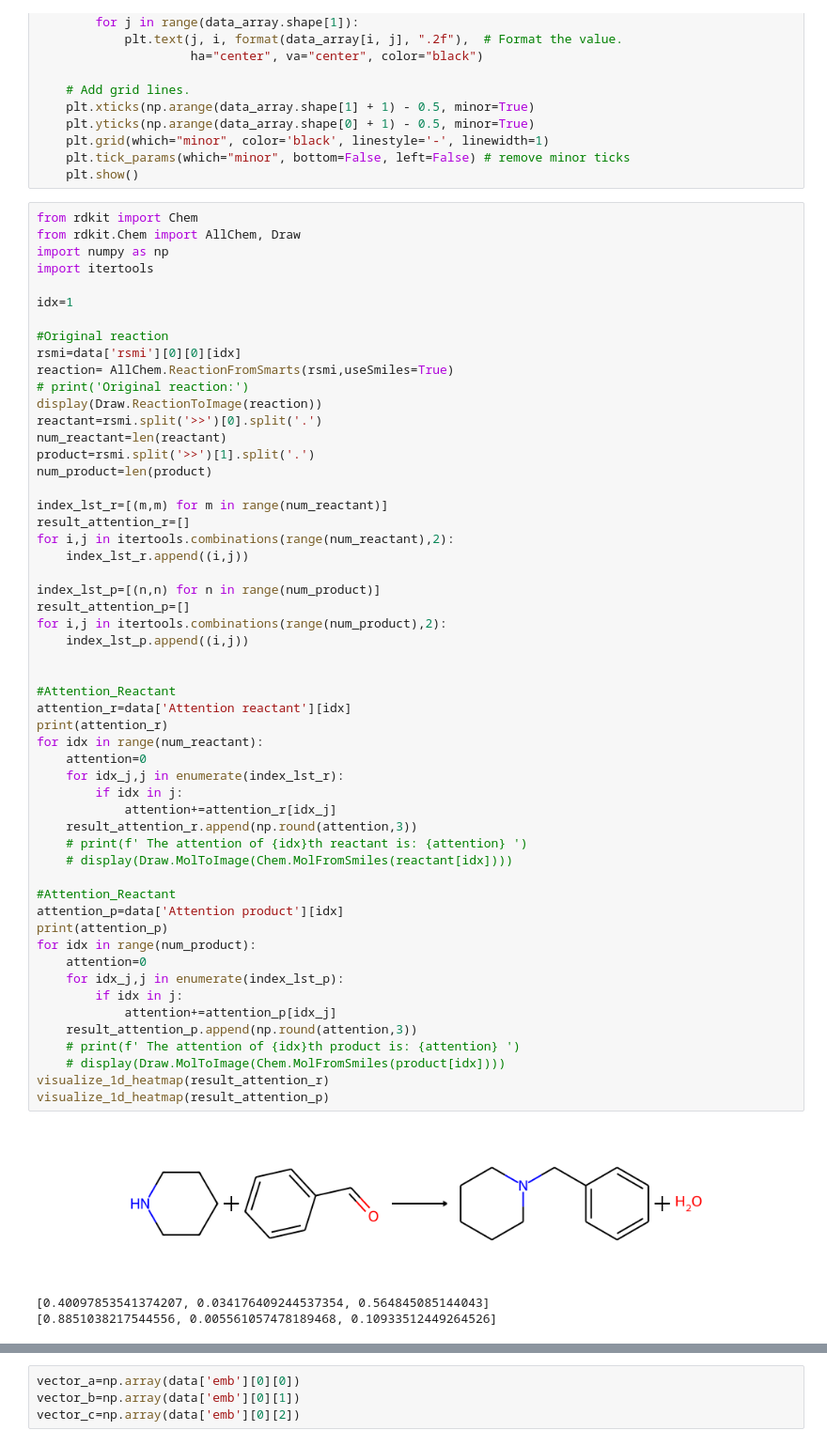
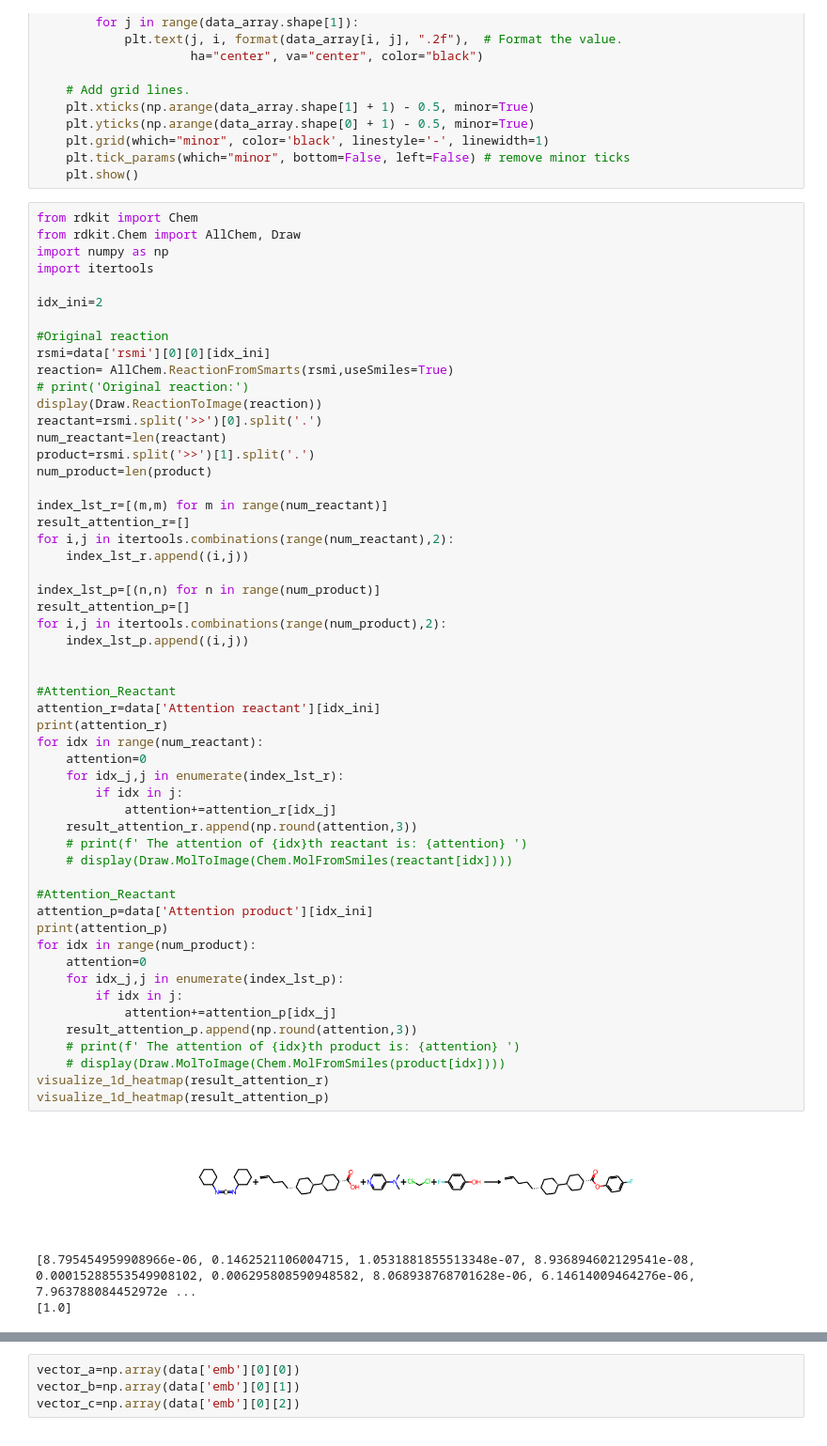
Before and after one commit to phuocchung123/SynCat, a Jupyter notebook: attention_combine.ipynb, the cells around one changed output, grey strips where cells are left out. Shown at 94% size. Saved outputs shown, nothing was run; the diff lists cells and outputs as text.

```diff
--- a/attention_combine.ipynb
+++ b/attention_combine.ipynb
@@ -57,10 +65,10 @@ from rdkit.Chem import AllChem, Draw
 import numpy as np
 import itertools
 
-idx=1
+idx_ini=2
 
 #Original reaction
-rsmi=data['rsmi'][0][0][idx]
+rsmi=data['rsmi'][0][0][idx_ini]
 reaction= AllChem.ReactionFromSmarts(rsmi,useSmiles=True)
 # print('Original reaction:')
 display(Draw.ReactionToImage(reaction))
@@ -77,35 +85,35 @@ for i,j in itertools.combinations(range(num_reactant),2):
 index_lst_p=[(n,n) for n in range(num_product)]
 result_attention_p=[]
 for i,j in itertools.combinations(range(num_product),2):
     index_lst_p.append((i,j))
 
 
 #Attention_Reactant
-attention_r=data['Attention reactant'][idx]
+attention_r=data['Attention reactant'][idx_ini]
 print(attention_r)
 for idx in range(num_reactant):
     attention=0
     for idx_j,j in enumerate(index_lst_r):
         if idx in j:
             attention+=attention_r[idx_j]
     result_attention_r.append(np.round(attention,3))
     # print(f' The attention of {idx}th reactant is: {attention} ')
     # display(Draw.MolToImage(Chem.MolFromSmiles(reactant[idx])))
 
 #Attention_Reactant
-attention_p=data['Attention product'][idx]
+attention_p=data['Attention product'][idx_ini]
 print(attention_p)
 for idx in range(num_product):
     attention=0
     for idx_j,j in enumerate(index_lst_p):
         if idx in j:
             attention+=attention_p[idx_j]
     result_attention_p.append(np.round(attention,3))
     # print(f' The attention of {idx}th product is: {attention} ')
     # display(Draw.MolToImage(Chem.MolFromSmiles(product[idx])))
 visualize_1d_heatmap(result_attention_r)
 visualize_1d_heatmap(result_attention_p)
 # %% [output]
-[figure, old version]
+[figure, new version]
-[0.40097853541374207, 0.034176409244537354, 0.564845085144043]
-[0.8851038217544556, 0.005561057478189468, 0.10933512449264526]
+[8.795454959908966e-06, 0.1462521106004715, 1.0531881855513348e-07, 8.936894602129541e-08, 0.00015288553549908102, 0.006295808590948582, 8.068938768701628e-06, 6.14614009464276e-06, 7.963788084452972e ...
+[1.0]
```
Also changed, not shown: parts of 6 cells of this notebook, 1 other file.
